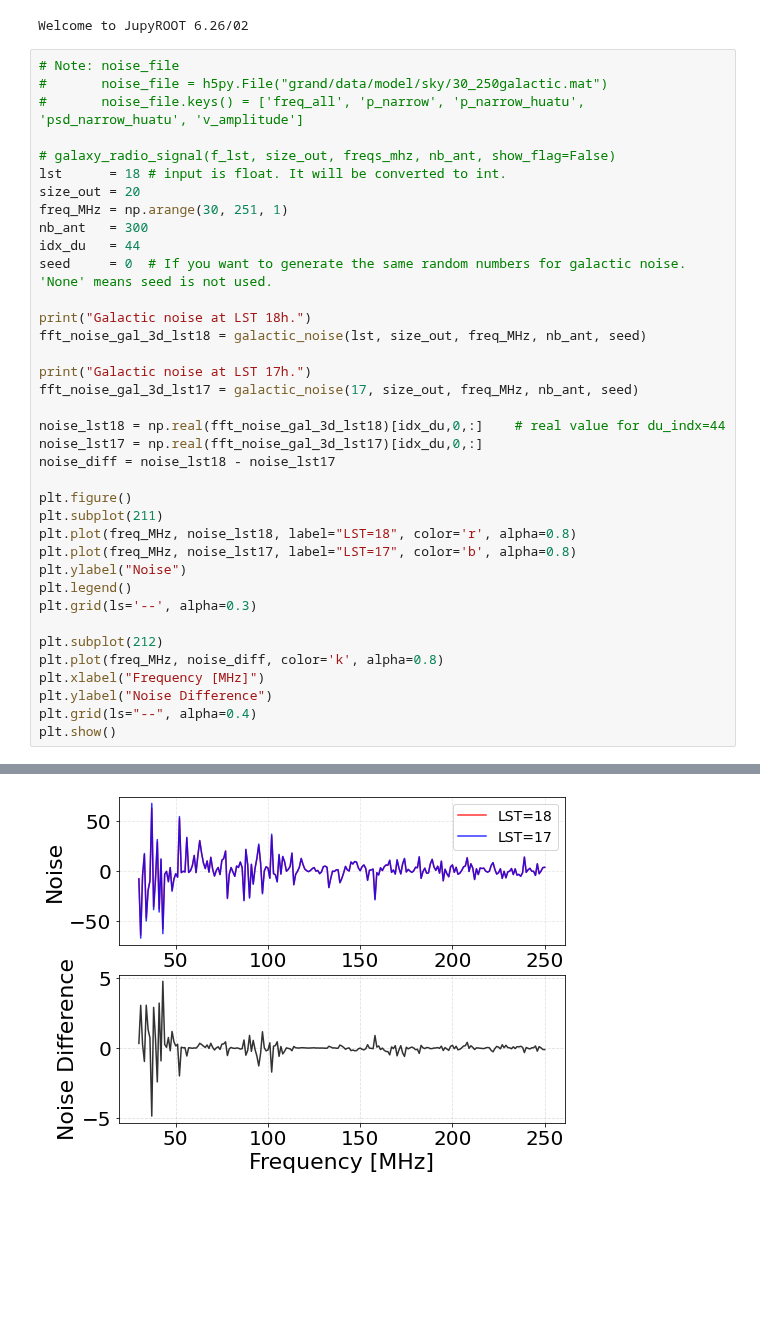
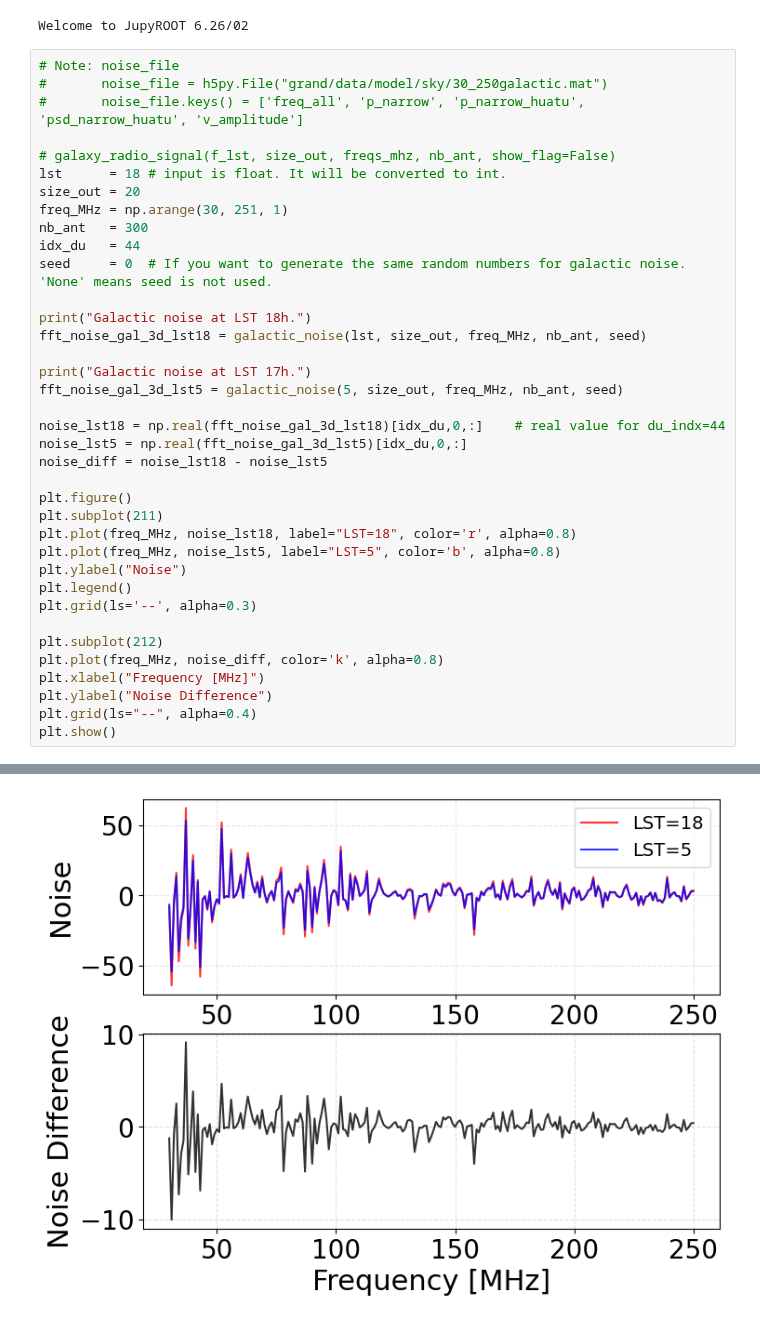
Before and after one commit to grand-mother/grand, a Jupyter notebook: examples/sim/galactic_noise.ipynb, the cells around one changed output, grey strips where cells are left out. Saved outputs shown, nothing was run; the diff lists cells and outputs as text; blank space fills up the shorter version.

```diff
--- a/examples/sim/galactic_noise.ipynb
+++ b/examples/sim/galactic_noise.ipynb
@@ -26,35 +26,35 @@ Welcome to JupyROOT 6.26/02
 lst      = 18 # input is float. It will be converted to int.
 size_out = 20
 freq_MHz = np.arange(30, 251, 1)
 nb_ant   = 300
 idx_du   = 44
 seed     = 0  # If you want to generate the same random numbers for galactic noise. 'None' means seed is not used.
 
 print("Galactic noise at LST 18h.")
 fft_noise_gal_3d_lst18 = galactic_noise(lst, size_out, freq_MHz, nb_ant, seed)
 
 print("Galactic noise at LST 17h.")
-fft_noise_gal_3d_lst17 = galactic_noise(17, size_out, freq_MHz, nb_ant, seed)
+fft_noise_gal_3d_lst5 = galactic_noise(5, size_out, freq_MHz, nb_ant, seed)
 
 noise_lst18 = np.real(fft_noise_gal_3d_lst18)[idx_du,0,:]    # real value for du_indx=44
-noise_lst17 = np.real(fft_noise_gal_3d_lst17)[idx_du,0,:]
-noise_diff = noise_lst18 - noise_lst17
+noise_lst5 = np.real(fft_noise_gal_3d_lst5)[idx_du,0,:]
+noise_diff = noise_lst18 - noise_lst5
 
 plt.figure()
 plt.subplot(211)
 plt.plot(freq_MHz, noise_lst18, label="LST=18", color='r', alpha=0.8)
-plt.plot(freq_MHz, noise_lst17, label="LST=17", color='b', alpha=0.8)
+plt.plot(freq_MHz, noise_lst5, label="LST=5", color='b', alpha=0.8)
 plt.ylabel("Noise")
 plt.legend()
 plt.grid(ls='--', alpha=0.3)
 
 plt.subplot(212)
 plt.plot(freq_MHz, noise_diff, color='k', alpha=0.8)
 plt.xlabel("Frequency [MHz]")
 plt.ylabel("Noise Difference")
 plt.grid(ls="--", alpha=0.4)
 plt.show()
 # %% [output]
 Galactic noise at LST 18h.
 Galactic noise at LST 17h.
-[figure, old version]
+[figure, new version]
```
Also changed, not shown: 7 other files.
